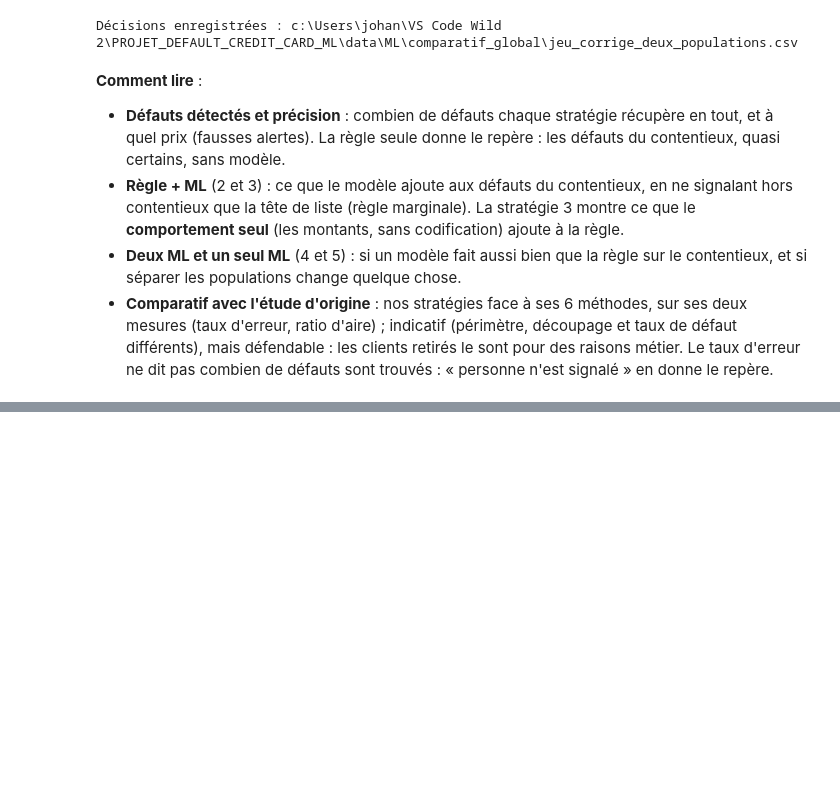
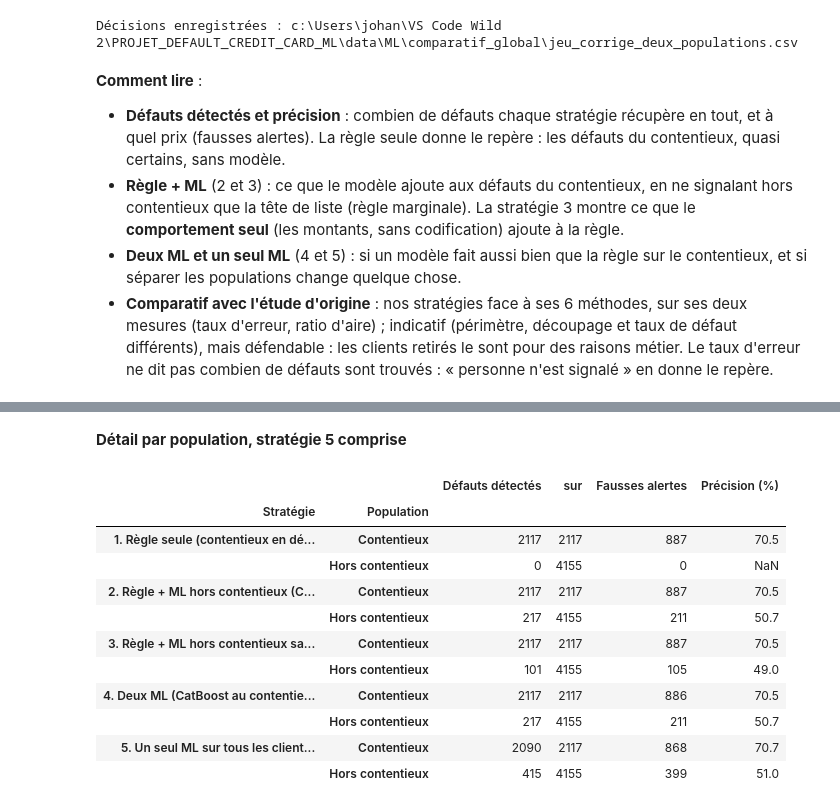
Before and after one commit to johan-mac-59/RiskLens_ML, a Jupyter notebook: lab_ML/comparatif_global/essai_jeu_corrige_deux_populations.ipynb, the cells around one changed output, grey strips where cells are left out. Cells and saved outputs as stored; diff of their text form; code cells hidden in the pictures; blank space fills up the shorter version.

```diff
--- a/lab_ML/comparatif_global/essai_jeu_corrige_deux_populations.ipynb
+++ b/lab_ML/comparatif_global/essai_jeu_corrige_deux_populations.ipynb
@@ -883,0 +890,67 @@ Décisions enregistrées : c:\Users\johan\VS Code Wild 2\PROJET_DEFAULT_CREDIT_C
+# %%
+FICHIER_DEUX, FICHIER_UN, NOTEBOOK_UN = "jeu_corrige_deux_populations.csv", "jeu_corrige.csv", "essai_jeu_corrige.ipynb"
+COLONNE_REGLE, NOMS_POPULATIONS = "contentieux", ("Contentieux", "Hors contentieux")
+PERIMETRE = "niveau 5, comparaison indicative : l'étude travaille sur le fichier brut"
+# Complément : stratégie 5 (un seul ML sur tous les clients), lue dans les fichiers enregistrés ; cellule autonome, ne réentraîne rien
+import numpy as np
+import pandas as pd
+from pathlib import Path
+from IPython.display import Markdown, display
+from sklearn.metrics import average_precision_score
+
+root_dir = next(p for p in [Path.cwd()] + list(Path.cwd().parents) if (p / "data").exists())
+dossier = root_dir / "data" / "ML" / "comparatif_global"
+deux = pd.read_csv(dossier / FICHIER_DEUX).set_index("ID")
+assert (dossier / FICHIER_UN).exists(), f"{FICHIER_UN} absent : lancer {NOTEBOOK_UN} avec sa cellule d'enregistrement"
+un = pd.read_csv(dossier / FICHIER_UN).set_index("ID").loc[deux.index]
+assert (un["dpnm"] == deux["dpnm"]).all(), "Cible différente entre les deux fichiers"
+
+# Meilleur modèle unique de la variante complète : la plus haute précision moyenne hors pli (même règle que pour les autres stratégies)
+noms = sorted({c.split(" | ")[2] for c in un.columns if c.startswith("proba | Complet |")})
+nom_un = max(noms, key=lambda n: average_precision_score(un["dpnm"], un[f"proba | Complet | {n}"]))
+libelle_5 = f"5. Un seul ML sur tous les clients ({nom_un})"
+for c in [c for c in deux.columns if c.startswith(("decision | 5.", "note | 5."))]:
+    deux = deux.drop(columns=c)
+deux[f"decision | {libelle_5}"] = un[f"decision | Complet | {nom_un}"].astype(int)
+deux[f"note | {libelle_5}"] = un[f"proba | Complet | {nom_un}"]
+deux.reset_index().to_csv(dossier / FICHIER_DEUX, index=False)   # décisions enregistrées, stratégie 5 comprise
+
+def ratio_aire(y_vrai, note):
+    n, d = len(y_vrai), y_vrai.sum()
+    cumul = np.cumsum(y_vrai[np.argsort(-note, kind="mergesort")])
+    diagonale = d * (n + 1) / 2
+    return (cumul.sum() - diagonale) / (np.minimum(np.arange(1, n + 1), d).sum() - diagonale)
+
+def mesures(y, dec, note):
+    signale = dec == 1
+    detectes, fausses, manques = (signale & (y == 1)).sum(), (signale & (y == 0)).sum(), (~signale & (y == 1)).sum()
+    return {"Défauts détectés": detectes, "Part des défauts (%)": round(detectes / y.sum() * 100, 1), "Clients signalés": signale.sum(),
+            "Part des clients signalés (%)": round(signale.mean() * 100, 1),
+            "Précision des défauts prédits (%)": round(detectes / signale.sum() * 100, 1) if signale.sum() else np.nan,
+            "Fausses alertes": fausses, "Défauts manqués": manques, "Taux d'erreur": round((fausses + manques) / len(y), 3),
+            "Ratio d'aire": round(ratio_aire(y, note), 3)}
+
+y = deux["dpnm"].to_numpy()
+strategies = [c.removeprefix("decision | ") for c in deux.columns if c.startswith("decision | ")]
+lignes = [{"Stratégie": s, **mesures(y, deux[f"decision | {s}"].to_numpy(), deux[f"note | {s}"].to_numpy())} for s in strategies]
+display(Markdown(f"**Résultats accumulés, stratégie 5 comprise** ({len(y)} clients, {y.sum()} défauts, taux de défaut {y.mean() * 100:.1f} %)"))
+display(pd.DataFrame(lignes).set_index("Stratégie"))
+
+regle = deux[COLONNE_REGLE].to_numpy() == 1
+detail = []
+for s in strategies:
+    dec = deux[f"decision | {s}"].to_numpy() == 1
+    for population, masque in ((NOMS_POPULATIONS[0], regle), (NOMS_POPULATIONS[1], ~regle)):
+        ss, yy = dec[masque], y[masque]
+        detail.append({"Stratégie": s, "Population": population, "Défauts détectés": (ss & (yy == 1)).sum(), "sur": yy.sum(),
+                       "Fausses alertes": (ss & (yy == 0)).sum(), "Précision (%)": round((ss & (yy == 1)).sum() / ss.sum() * 100, 1) if ss.sum() else np.nan})
+display(Markdown("**Détail par population, stratégie 5 comprise**"))
+display(pd.DataFrame(detail).set_index(["Stratégie", "Population"]))
+
+YEH_LIEN = {"Réseau de neurones": (0.17, 0.54), "Arbre de classification": (0.17, 0.536), "Bayésien naïf": (0.21, 0.53),
+            "KNN": (0.16, 0.45), "Régression logistique": (0.18, 0.44), "Analyse discriminante": (0.26, 0.43)}
+comparatif = [{"Source": "Yeh et Lien (2009)", "Méthode ou stratégie": m, "Taux d'erreur": e, "Ratio d'aire": a} for m, (e, a) in YEH_LIEN.items()]
+comparatif += [{"Source": "Cet essai", "Méthode ou stratégie": l["Stratégie"], "Taux d'erreur": l["Taux d'erreur"], "Ratio d'aire": l["Ratio d'aire"]} for l in lignes]
+display(Markdown(f"**Comparatif avec l'étude d'origine, stratégie 5 comprise** ({PERIMETRE})"))
+display(pd.DataFrame(comparatif).set_index(["Source", "Méthode ou stratégie"]))
+# %% [output]
@@ -883,0 +965,13 @@ Décisions enregistrées : c:\Users\johan\VS Code Wild 2\PROJET_DEFAULT_CREDIT_C
+**Détail par population, stratégie 5 comprise**
+|  |  | Défauts détectés | sur | Fausses alertes | Précision (%) |
+| Stratégie | Population |  |  |  |  |
+| 1. Règle seule (contentieux en dé... | Contentieux | 2117 | 2117 | 887 | 70.5 |
+|  | Hors contentieux | 0 | 4155 | 0 | NaN |
+| 2. Règle + ML hors contentieux (C... | Contentieux | 2117 | 2117 | 887 | 70.5 |
+|  | Hors contentieux | 217 | 4155 | 211 | 50.7 |
+| 3. Règle + ML hors contentieux sa... | Contentieux | 2117 | 2117 | 887 | 70.5 |
+|  | Hors contentieux | 101 | 4155 | 105 | 49.0 |
+| 4. Deux ML (CatBoost au contentie... | Contentieux | 2117 | 2117 | 886 | 70.5 |
+|  | Hors contentieux | 217 | 4155 | 211 | 50.7 |
+| 5. Un seul ML sur tous les client... | Contentieux | 2090 | 2117 | 868 | 70.7 |
+|  | Hors contentieux | 415 | 4155 | 399 | 51.0 |
```
Also changed, not shown: parts of 3 cells of this notebook, 6 other files.
